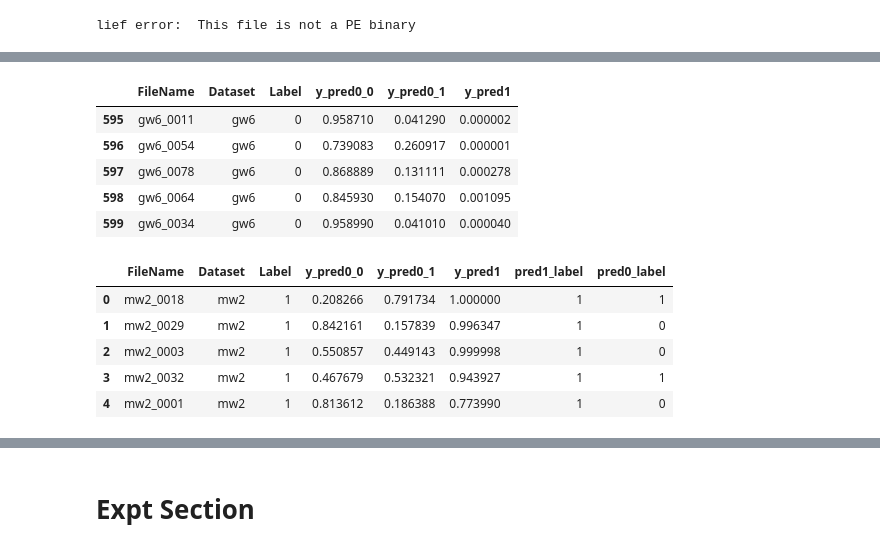
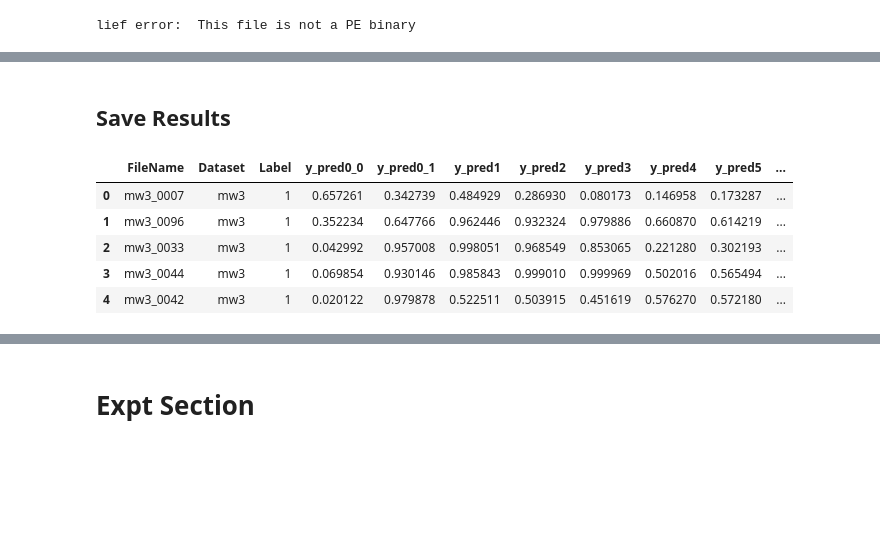
Before and after one commit to jwonnyleaf/csce689-competition, a Jupyter notebook: defender/notebooks/test_local.ipynb, the cells around one changed output, grey strips where cells are left out. Cells and saved outputs as stored; diff of their text form; code cells hidden in the pictures; blank space fills up the shorter version.

Commit message:
upload new weight and data analysis notebook

```diff
--- a/defender/notebooks/test_local.ipynb
+++ b/defender/notebooks/test_local.ipynb
@@ -194,8 +116,7 @@ def extract_features(data):
     pe = pefile.PE(data=data)
     return [features], list(pe.header)
 # %%
-result = []
-test = r"../test/datasets/gw2/0000"
+test = r"../test/datasets/gw3/0007"
 with open(test, "rb") as f:
     data = f.read()
 features_data, header = extract_features(data)
@@ -283,0 +158,26 @@ result.append(y_pred.tolist()[0] + y_pred2.tolist() + y_pred3.tolist()[0])
+# %%
+# Load AttnRNN Model
+embed_dim = 8
+max_len = 4096
+out_channels = 128
+window_size = 32
+module = torch.nn.RNN
+hidden_size = 128
+num_layers = 8
+bidirectional = True
+attn_size = 128
+residual = True
+dropout = 0.5
+weight_path = "../models/attn_custom_v0.pt"
+# if torch.cuda.is_available():
+#     device = torch.device("cuda")
+# else:
+#     device = torch.device("cpu")
+device = torch.device("cpu")
+model = AttentionRCNN(embed_dim, out_channels, window_size, module, hidden_size, num_layers, bidirectional, attn_size, residual, dropout).to(device)
+model.load_state_dict(torch.load(weight_path))
+model.to(device)
+model.eval()
+input = torch.tensor(header).unsqueeze(0).to(device)
+y_pred3 = torch.sigmoid(model(input))
+y_pred3
@@ -365,14 +449,15 @@ lief error:  This file is not a PE binary
+# %% [markdown]
+## Save Results
 # %%
 # df = pd.DataFrame(all_results, columns=["FileName", "Dataset", "Label", "y_pred0_0", "y_pred0_1", "y_pred1", "y_pred2_0", "y_pred2_1"])
-df = pd.DataFrame(all_results, columns=["FileName", "Dataset", "Label", "y_pred0_0", "y_pred0_1", "y_pred1"])
-# df2 = df
-# len(all_results)
+df = pd.DataFrame(all_results, columns=["FileName", "Dataset", "Label", "y_pred0_0", "y_pred0_1", "y_pred1", "y_pred2", "y_pred3", "y_pred4", "y_pred5", "y_pred6"])
+# df = pd.DataFrame(all_results, columns=["FileName", "Dataset", "Label", "y_pred0_0", "y_pred0_1", "y_pred1"])
 # %%
-df.tail()
+df.head()
 # %% [output]
-|  | FileName | Dataset | Label | y_pred0_0 | y_pred0_1 | y_pred1 |
-| 595 | gw6_0011 | gw6 | 0 | 0.958710 | 0.041290 | 0.000002 |
-| 596 | gw6_0054 | gw6 | 0 | 0.739083 | 0.260917 | 0.000001 |
-| 597 | gw6_0078 | gw6 | 0 | 0.868889 | 0.131111 | 0.000278 |
-| 598 | gw6_0064 | gw6 | 0 | 0.845930 | 0.154070 | 0.001095 |
-| 599 | gw6_0034 | gw6 | 0 | 0.958990 | 0.041010 | 0.000040 |
+|  | FileName | Dataset | Label | y_pred0_0 | y_pred0_1 | y_pred1 | y_pred2 | y_pred3 | y_pred4 | y_pred5 | ... |
+| 0 | mw3_0007 | mw3 | 1 | 0.657261 | 0.342739 | 0.484929 | 0.286930 | 0.080173 | 0.146958 | 0.173287 | ... |
+| 1 | mw3_0096 | mw3 | 1 | 0.352234 | 0.647766 | 0.962446 | 0.932324 | 0.979886 | 0.660870 | 0.614219 | ... |
+| 2 | mw3_0033 | mw3 | 1 | 0.042992 | 0.957008 | 0.998051 | 0.968549 | 0.853065 | 0.221280 | 0.302193 | ... |
+| 3 | mw3_0044 | mw3 | 1 | 0.069854 | 0.930146 | 0.985843 | 0.999010 | 0.999969 | 0.502016 | 0.565494 | ... |
+| 4 | mw3_0042 | mw3 | 1 | 0.020122 | 0.979878 | 0.522511 | 0.503915 | 0.451619 | 0.576270 | 0.572180 | ... |
@@ -384,17 +463,0 @@ df[['y_pred2_0', 'y_pred2_1']] = softmax(df[['y_pred2_0', 'y_pred2_1']].values)
-# %%
-# df['pred0_label'] = (df['y_pred0_1'] > 0.45).astype(int)
-df['pred1_label'] = (df['y_pred1'] > 0.3).astype(int)
-# df['pred2_label'] = (df['y_pred2_1'] > 0.45).astype(int)
-
-df['pred0_label'] = df[['y_pred0_0', 'y_pred0_1']].idxmax(axis=1).apply(lambda x: int(x[-1]))
-# df['pred2_label'] = df[['y_pred2_0', 'y_pred2_1']].idxmax(axis=1).apply(lambda x: int(x[-1]))
-# df['vote'] = (df['pred0_label'] + df['pred1_label'] + df['pred2_label'] >= 2).astype(int)
-# df['vote'] = (df['pred0_label'] + df['pred1_label'] + df['pred2_label'] >= 2).astype(int)
-df.head()
-# %% [output]
-|  | FileName | Dataset | Label | y_pred0_0 | y_pred0_1 | y_pred1 | pred1_label | pred0_label |
-| 0 | mw2_0018 | mw2 | 1 | 0.208266 | 0.791734 | 1.000000 | 1 | 1 |
-| 1 | mw2_0029 | mw2 | 1 | 0.842161 | 0.157839 | 0.996347 | 1 | 0 |
-| 2 | mw2_0003 | mw2 | 1 | 0.550857 | 0.449143 | 0.999998 | 1 | 0 |
-| 3 | mw2_0032 | mw2 | 1 | 0.467679 | 0.532321 | 0.943927 | 1 | 1 |
-| 4 | mw2_0001 | mw2 | 1 | 0.813612 | 0.186388 | 0.773990 | 1 | 0 |
```
Also changed, not shown: parts of 37 cells of this notebook, 8 other files.
